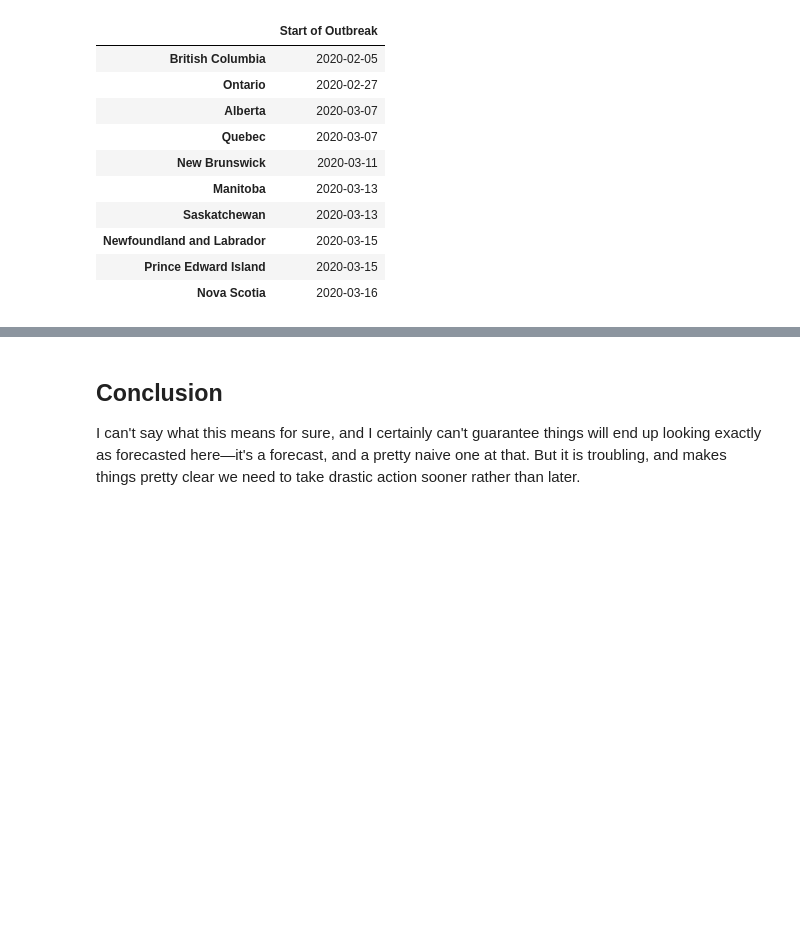
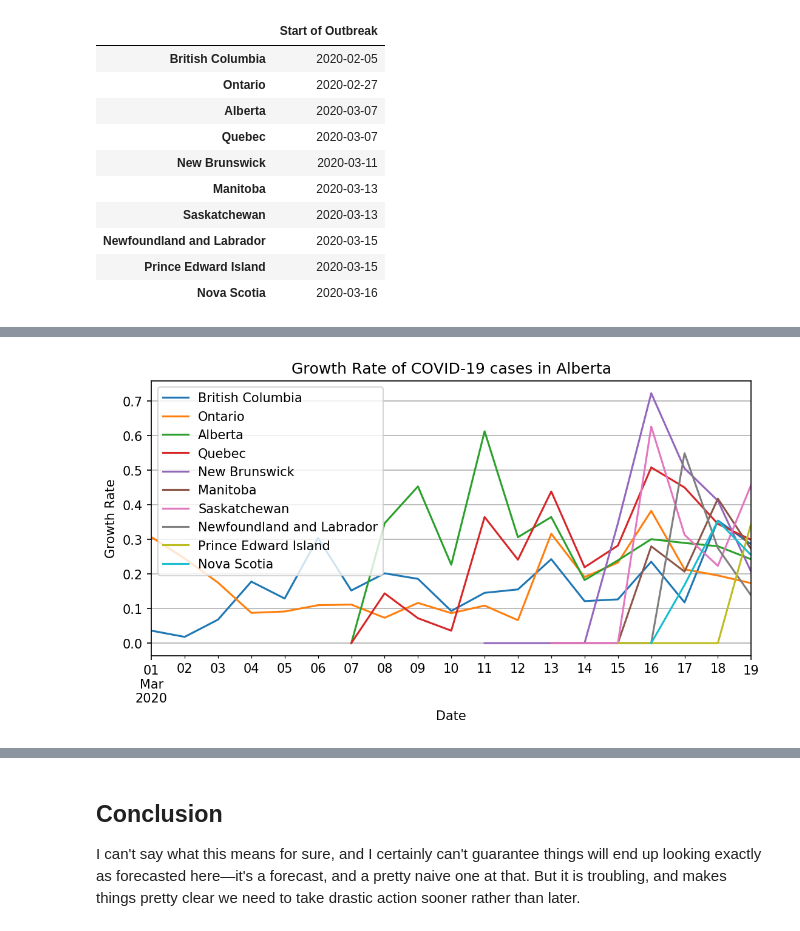
Before and after one commit to hamaluik/covid-19-analysis-canada, a Jupyter notebook: analysis.ipynb, the cells around one changed output, grey strips where cells are left out. Cells and saved outputs as stored; diff of their text form; code cells hidden in the pictures; blank space fills up the shorter version.

```diff
--- a/analysis.ipynb
+++ b/analysis.ipynb
@@ -463,0 +464,45 @@ growthCanada
+# %%
+provincialGrowthRates = {}
+provincialDoublingTimes = {}
+
+# calculate the rates for each province
+for province, row in timingCanada.iterrows():
+    startDate = timingCanada['Start of Outbreak'][province]
+    outbreakCases = popCanada[province][startDate:]
+    outbreakDays = list(map(lambda i: (i.timestamp() - outbreakCases.index[0].timestamp()) / (60*60*24), outbreakCases.index))
+
+    growthRate = [0]
+    for i in range(1, len(outbreakDays)):
+        gr = np.log(outbreakCases[i] / outbreakCases[i - 1])
+        growthRate.append(0.5 * (gr - growthRate[i - 1]) + growthRate[i - 1])
+    doublingTime = np.log(2) / np.array(growthRate)
+    provincialGrowthRates[province] = growthRate
+    provincialDoublingTimes[province] = doublingTime
+
+# pad with NaNs so they're all the length
+maxLen = 0
+index = None
+for province in provincialGrowthRates:
+    length = len(provincialGrowthRates[province])
+    if length > maxLen:
+        maxLen = length
+
+        startDate = timingCanada['Start of Outbreak'][province]
+        outbreakCases = popCanada[province][startDate:]
+        index = outbreakCases.index
+for province in provincialGrowthRates:
+    provincialGrowthRates[province] = np.pad(provincialGrowthRates[province], (maxLen-len(provincialGrowthRates[province]), 0), constant_values=float('NaN'))
+    provincialDoublingTimes[province] = np.pad(provincialDoublingTimes[province], (maxLen-len(provincialDoublingTimes[province]), 0), constant_values=float('NaN'))
+
+# make dataframes
+provincialGrowthRates = pd.DataFrame(data=provincialGrowthRates, index=index)
+provincialDoublingTimes = pd.DataFrame(data=provincialDoublingTimes, index=index)
+# %%
+provincialGrowthRates[pd.Timestamp('2020-03-01'):].plot()
+plt.grid()
+plt.xlabel('Date')
+plt.ylabel('Growth Rate')
+plt.title('Growth Rate of COVID-19 cases in Alberta')
+plt.show()
+# %% [output]
+[figure, added]
```
Also changed, not shown: parts of 23 cells of this notebook, 2 other files.
